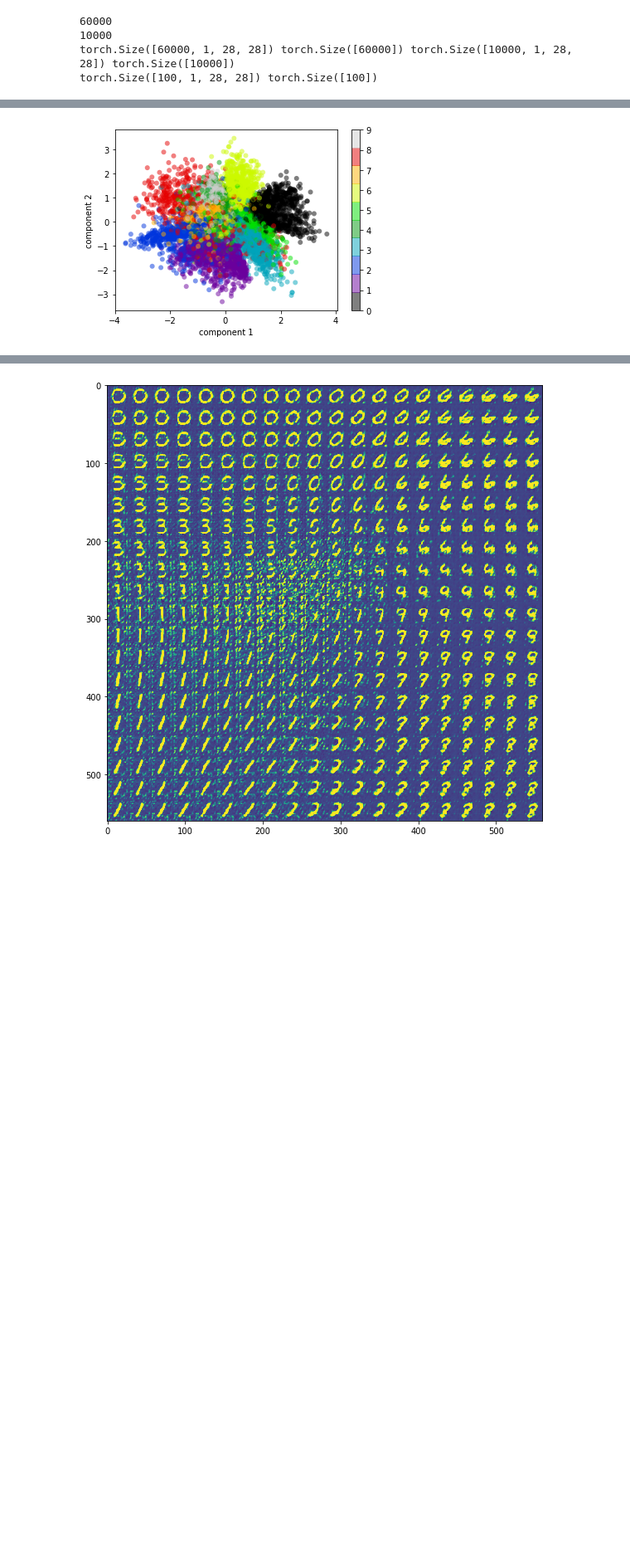
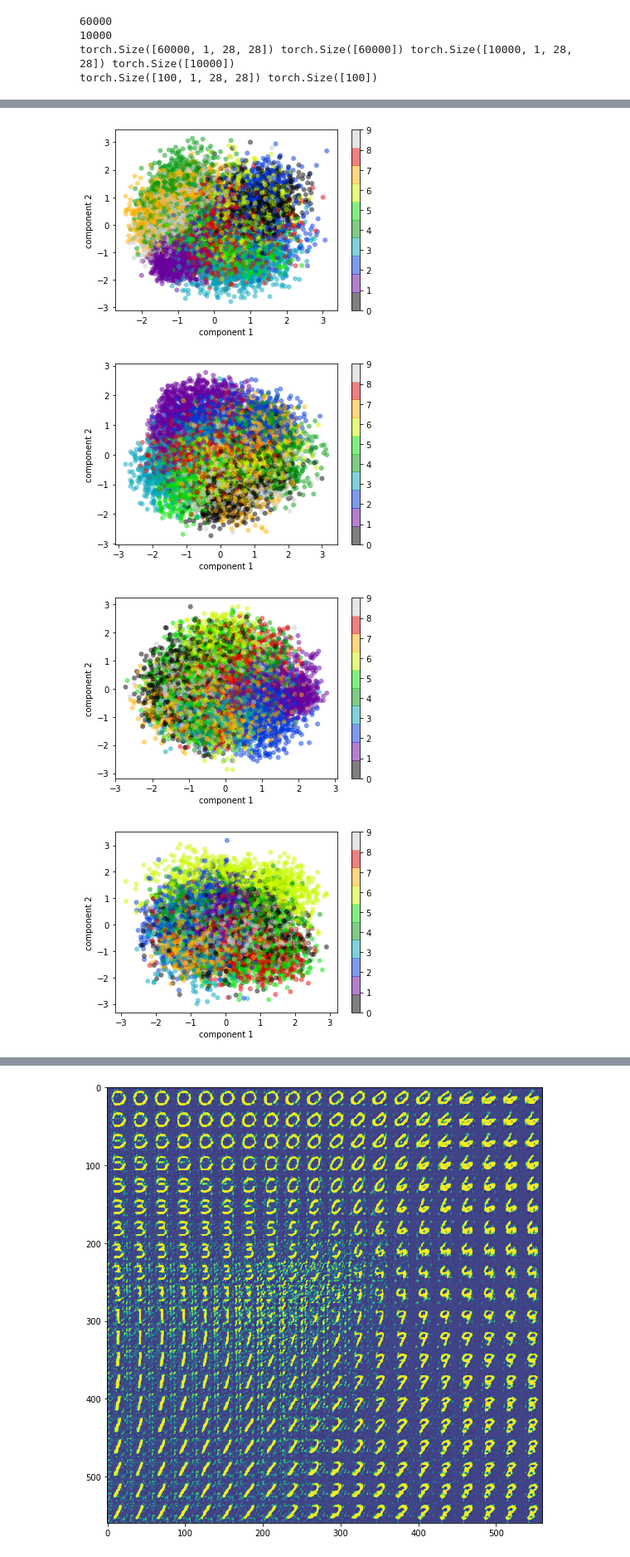
Before and after one commit to anihamde/cs287-s18, a Jupyter notebook: HW4/vae_viz.ipynb, the cells around one changed output, grey strips where cells are left out. Shown at 83% size. Saved outputs shown, nothing was run; the diff lists cells and outputs as text; code cells hidden in the pictures; blank space fills up the shorter version.

```diff
--- a/HW4/vae_viz.ipynb
+++ b/HW4/vae_viz.ipynb
@@ -18,7 +18,7 @@ import matplotlib.cm as cm
 %matplotlib inline
 from sklearn.decomposition import PCA
 # %%
-LATENT_DIM = 2
+LATENT_DIM = 10
 BATCH_SIZE = 100
 # %%
 train_dataset = datasets.MNIST(root='./data/',
@@ -101,34 +109,40 @@ for k in np.arange(0,1.1,0.2):
 # %%
 # viz 3: scatter plot of variational means
 # TODO: make this less dense
 # assert(LATENT_DIM==2) # this only works if latent dim is 2 dimensional
 mus = []
 cols = []
 for img, label in test_loader:
     img = V(img).cuda()
     mu, logvar = encoder(img) # bs,2
     mus.append(mu.cpu().data.numpy())
     cols.append(label.cpu().data.numpy())
 
 mus = np.vstack(mus)
 cols = np.concatenate(cols)
 wheel = cm.rainbow(np.linspace(0,1,10))
 
-pca = PCA(2)
+pc_dims = 10
+pca = PCA(10)
 projected = pca.fit_transform(mus)
-plt.scatter(projected[:, 0], projected[:, 1],
-            c=cols, edgecolor='none', alpha=0.5,
-            cmap=plt.cm.get_cmap('spectral', 10))
-plt.xlabel('component 1')
-plt.ylabel('component 2')
-plt.colorbar()
+for i in range(0,pc_dims-1):
+    plt.scatter(projected[:, i], projected[:, i+1],
+                c=cols, edgecolor='none', alpha=0.5,
+                cmap=plt.cm.get_cmap('spectral', 10))
+    plt.xlabel('component 1')
+    plt.ylabel('component 2')
+    plt.colorbar()
+    plt.savefig("ten_to_two_pca_{}.pdf".format(i))
+    plt.show()
+
+for i in range(10):
+    mu_i = mus[cols==i]
+    plt.scatter(mu_i[:,0],mu_i[:,1],c=wheel[i])
+
+plt.legend([str(i) for i in range(10)])
 plt.show()
-
-#for i in range(10):
-#    mu_i = mus[cols==i]
-#    plt.scatter(mu_i[:,0],mu_i[:,1],c=wheel[i])
-#
-#plt.legend([str(i) for i in range(10)])
-#plt.show()
 # %% [output]
-[figure, old version]
+[figure, new version]
+[figure, added]
+[figure, added]
+[figure, added]
```
Also changed, not shown: parts of 6 cells of this notebook, 41 other files.
